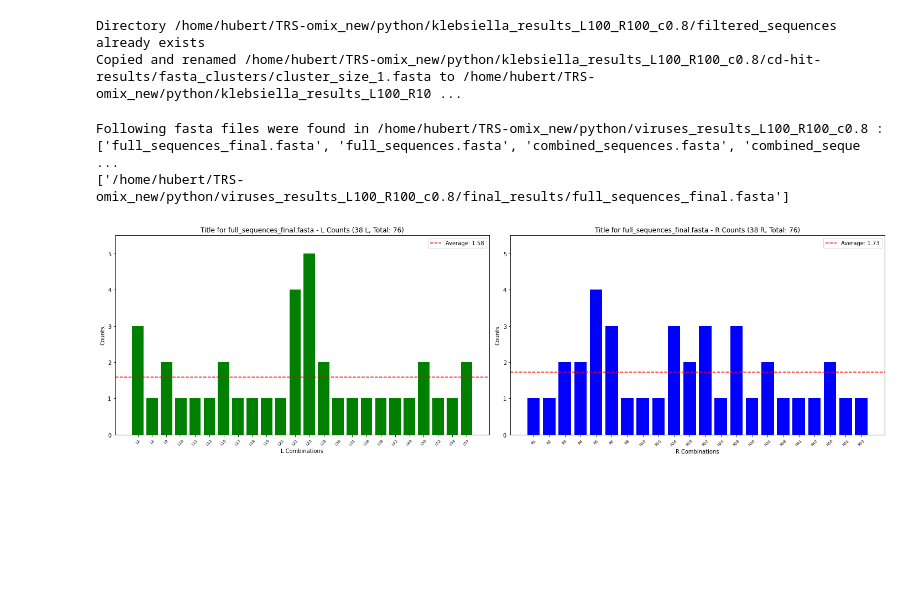
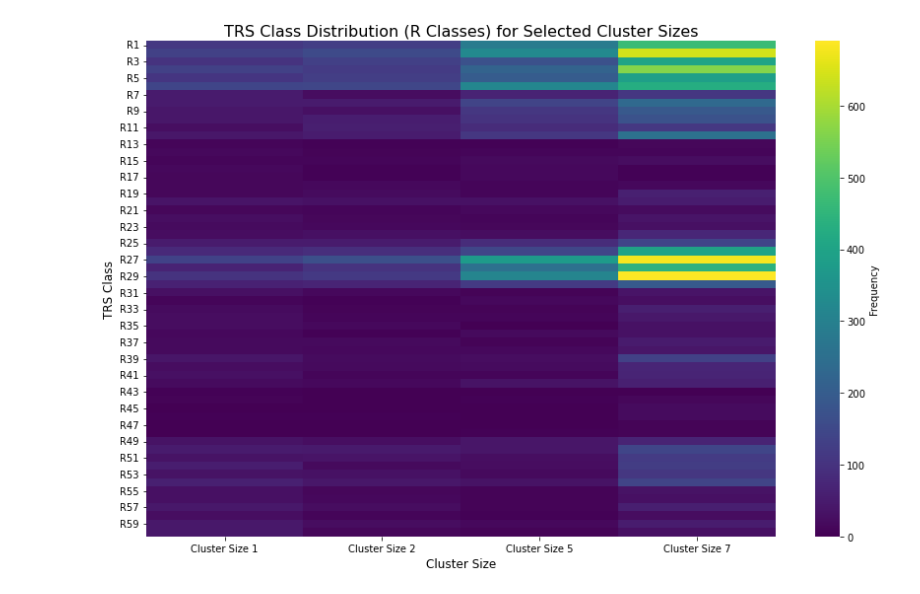
Before and after one commit to HubSalamaga/TRSFlankFinder, a Jupyter notebook: python/TRS_part.ipynb, the cells around one changed output. Saved outputs shown, nothing was run; the diff lists cells and outputs as text; code cells hidden in the pictures; blank space fills up the shorter version.

```diff
--- a/python/TRS_part.ipynb
+++ b/python/TRS_part.ipynb
@@ -15,8 +15,12 @@ from src.stats import Stats
 from src.BlastProcessor import BLASTProcessor
 import pathlib
 # %%
+#CREATE NEW CLUSTERS
+
 cdhit_clusters_file = "/home/hubert/TRS-omix_new/python/klebsiella_results_L100_R100_c0.8/cd-hit-results/combined_sequences_unique_cdhit.clstr"
 input_fasta = "/home/hubert/TRS-omix_new/python/klebsiella_results_L100_R100_c0.8/TRS_output/combined_sequences_unique.fasta"
 output_folder_cluster = "/home/hubert/TRS-omix_new/python/klebsiella_results_L100_R100_c0.8/cd-hit-results/fasta_clusters"
 results_directory = '/home/hubert/TRS-omix_new/python/klebsiella_results_L100_R100_c0.8/'
 #FileHandler.create_fasta_for_all_clusters(cdhit_clusters_file, input_fasta, output_folder_cluster, create_individual_files=True)
+test = create_trs_class_dataframe(output_folder_cluster)
+test
@@ -23,19 +41,0 @@ results_directory = '/home/hubert/TRS-omix_new/python/klebsiella_results_L100_R1
-# %%
-cluster_size_1_fasta = os.path.join(output_folder_cluster, "cluster_size_1.fasta")
-sequences_after_clusters_filtering_folder = os.path.join(results_directory, "filtered_sequences")
-FileHandler.ensure_directory_exists(sequences_after_clusters_filtering_folder)
-renamed_fasta_file = os.path.join(sequences_after_clusters_filtering_folder, "not_in_clusters_combined_sequences_unique.fasta")
-
-try:
-    with open(cluster_size_1_fasta, 'rb') as src_file, open(renamed_fasta_file, 'wb') as dest_file:
-        dest_file.write(src_file.read())
-    print(f"Copied and renamed {cluster_size_1_fasta} to {renamed_fasta_file}")
-except FileNotFoundError:
-    print(f"Error: {cluster_size_1_fasta} not found.")
-except PermissionError:
-    print(f"Error: Permission denied when accessing {cluster_size_1_fasta} or {renamed_fasta_file}.")
-except Exception as e:
-    print(f"An error occurred: {e}")
-# %% [output]
-Directory /home/hubert/TRS-omix_new/python/klebsiella_results_L100_R100_c0.8/filtered_sequences already exists
-Copied and renamed /home/hubert/TRS-omix_new/python/klebsiella_results_L100_R100_c0.8/cd-hit-results/fasta_clusters/cluster_size_1.fasta to /home/hubert/TRS-omix_new/python/klebsiella_results_L100_R10 ...
@@ -140,5 +42,6 @@ BLASTProcessor.extract_full_TRS_sequences(combined_results,filtered_fasta_file,r
 # %%
-results_directory = "/home/hubert/TRS-omix_new/python/viruses_results_L100_R100_c0.8"
+#GENERTATE ADDITIONAL PLOTS
+results_directory = "/home/hubert/TRS-omix_new/python/klebsiella_results_L100_R100_c0.8"
 fasta_files_for_plotting = FileHandler.search_for_files(results_directory,'*.fasta')
 fasta_files_for_plotting_names = FileHandler.extract_file_names(fasta_files_for_plotting)
 print(f"Following fasta files were found in {results_directory} : {fasta_files_for_plotting_names}")
@@ -164,7 +67,3 @@ default_title = f"Title for {file_name}"
 file_titles[file_path] = default_title
 
 statistics.plot_lr_counts(file_paths=file_paths,file_titles=file_titles,results_directory=results_directory)
-# %% [output]
-Following fasta files were found in /home/hubert/TRS-omix_new/python/viruses_results_L100_R100_c0.8 : ['full_sequences_final.fasta', 'full_sequences.fasta', 'combined_sequences.fasta', 'combined_seque ...
-['/home/hubert/TRS-omix_new/python/viruses_results_L100_R100_c0.8/final_results/full_sequences_final.fasta']
-[figure, removed]
@@ -170,0 +132,38 @@ Following fasta files were found in /home/hubert/TRS-omix_new/python/viruses_res
+# %%
+import matplotlib.pyplot as plt
+import seaborn as sns
+
+def plot_filtered_trs_heatmap(df, cluster_sizes, class_type='R'):
+    """
+    Plots a heatmap of TRS class counts for specific cluster sizes, separated by class type (R or L).
+
+    Parameters:
+        df (pd.DataFrame): DataFrame with TRS classes as rows and cluster sizes as columns.
+        cluster_sizes (list): List of cluster sizes to include in the heatmap.
+        class_type (str): 'R' for R classes, 'L' for L classes.
+    """
+    # Filter rows by class type
+    filtered_rows = df[df.index.str.startswith(class_type)]
+
+    # Filter columns by specified cluster sizes
+    filtered_columns = [f"Cluster Size {size}" for size in cluster_sizes if f"Cluster Size {size}" in df.columns]
+    if not filtered_columns:
+        print("No matching cluster sizes found in DataFrame.")
+        return
+
+    filtered_df = filtered_rows[filtered_columns]
+
+    # Plot the heatmap
+    plt.figure(figsize=(12, 8))
+    sns.heatmap(filtered_df, annot=False, cmap="viridis", cbar_kws={'label': 'Frequency'})
+    plt.title(f"TRS Class Distribution ({class_type} Classes) for Selected Cluster Sizes", fontsize=16)
+    plt.xlabel("Cluster Size", fontsize=12)
+    plt.ylabel("TRS Class", fontsize=12)
+    plt.tight_layout()
+    plt.show()
+
+# Example Usage
+plot_filtered_trs_heatmap(test, cluster_sizes=[1, 2, 5, 7], class_type='R')
+#plot_filtered_trs_heatmap(test, cluster_sizes=[1, 2, 5], class_type='L')
+# %% [output]
+[figure, added]
```
Also changed, not shown: parts of 14 cells of this notebook, 3 other files.
